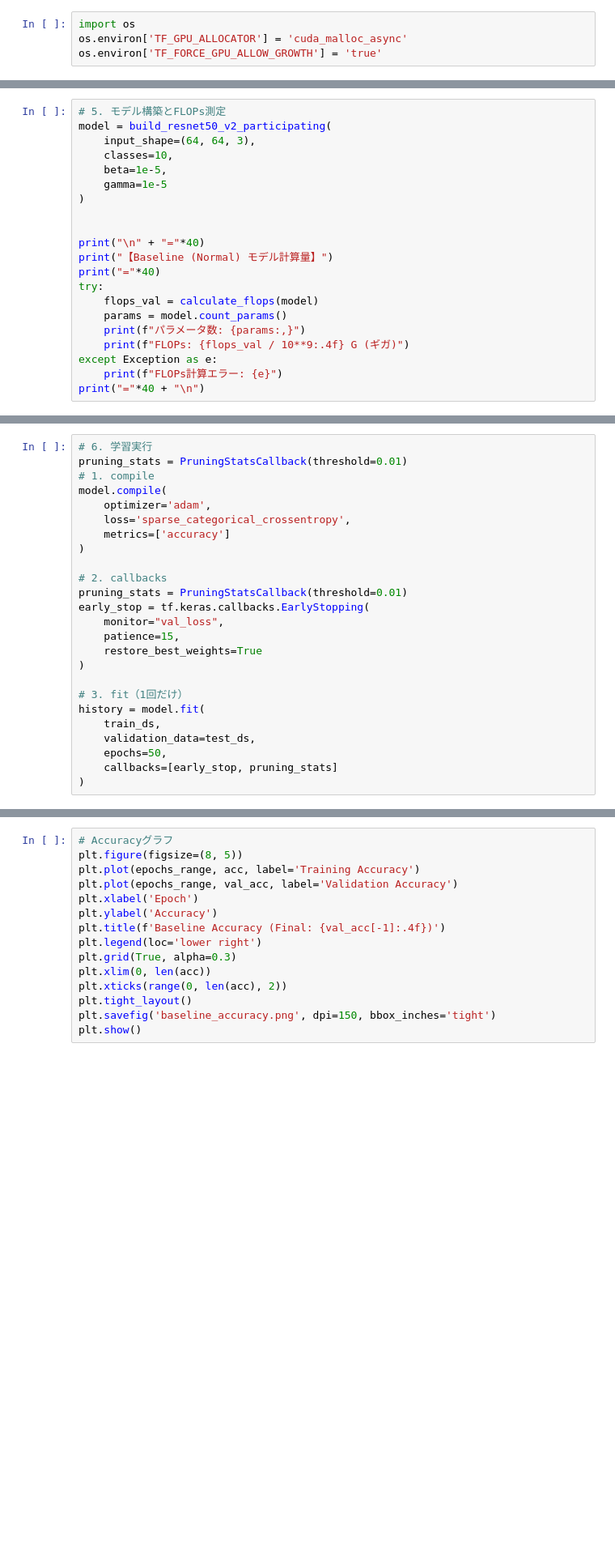
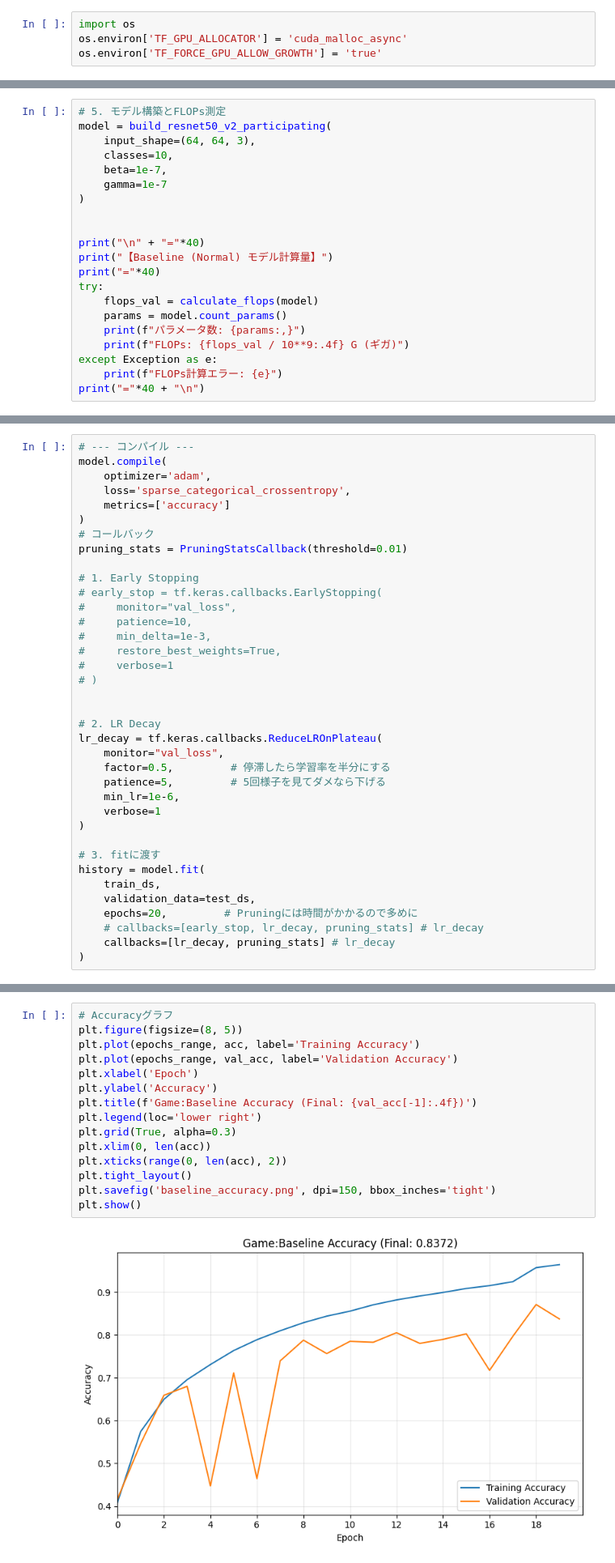
Before and after one commit to Uranium4581/Neural_Netowrk, a Jupyter notebook: Pruning_as_a_Game/Game/nash_like.ipynb, the cells around one changed output, grey strips where cells are left out. Shown at 81% size. Drawn from its saved outputs; the diff is of its cells as text; blank space fills up the shorter version.

```diff
--- a/Pruning_as_a_Game/Game/nash_like.ipynb
+++ b/Pruning_as_a_Game/Game/nash_like.ipynb
@@ -379,8 +377,8 @@ Baselineモデルを構築し、計算量（FLOPs）とパラメータ数を測
 model = build_resnet50_v2_participating(
     input_shape=(64, 64, 3),
     classes=10,
-    beta=1e-5,
-    gamma=1e-5
+    beta=1e-7,
+    gamma=1e-7
 )
 
 
@@ -412,25 +430,37 @@ print("="*40 + "\n")
 # %%
-# 6. 学習実行
-pruning_stats = PruningStatsCallback(threshold=0.01)
-# 1. compile
+# --- コンパイル ---
 model.compile(
     optimizer='adam',
     loss='sparse_categorical_crossentropy',
     metrics=['accuracy']
 )
+# コールバック
+pruning_stats = PruningStatsCallback(threshold=0.01)
 
-# 2. callbacks
-pruning_stats = PruningStatsCallback(threshold=0.01)
-early_stop = tf.keras.callbacks.EarlyStopping(
+# 1. Early Stopping
+# early_stop = tf.keras.callbacks.EarlyStopping(
+#     monitor="val_loss",
+#     patience=10,
+#     min_delta=1e-3,
+#     restore_best_weights=True,
+#     verbose=1
+# )
+
+
+# 2. LR Decay
+lr_decay = tf.keras.callbacks.ReduceLROnPlateau(
     monitor="val_loss",
-    patience=15,
-    restore_best_weights=True
+    factor=0.5,         # 停滞したら学習率を半分にする
+    patience=5,         # 5回様子を見てダメなら下げる
+    min_lr=1e-6,
+    verbose=1
 )
 
-# 3. fit（1回だけ）
+# 3. fitに渡す
 history = model.fit(
     train_ds,
     validation_data=test_ds,
-    epochs=50,
-    callbacks=[early_stop, pruning_stats]
+    epochs=20,         # Pruningには時間がかかるので多めに
+    # callbacks=[early_stop, lr_decay, pruning_stats] # lr_decay
+    callbacks=[lr_decay, pruning_stats] # lr_decay
 )
@@ -458,15 +504,17 @@ print(f"{'='*50}\n")
 # %%
 # Accuracyグラフ
 plt.figure(figsize=(8, 5))
 plt.plot(epochs_range, acc, label='Training Accuracy')
 plt.plot(epochs_range, val_acc, label='Validation Accuracy')
 plt.xlabel('Epoch')
 plt.ylabel('Accuracy')
-plt.title(f'Baseline Accuracy (Final: {val_acc[-1]:.4f})')
+plt.title(f'Game:Baseline Accuracy (Final: {val_acc[-1]:.4f})')
 plt.legend(loc='lower right')
 plt.grid(True, alpha=0.3)
 plt.xlim(0, len(acc))
 plt.xticks(range(0, len(acc), 2))
 plt.tight_layout()
 plt.savefig('baseline_accuracy.png', dpi=150, bbox_inches='tight')
 plt.show()
+# %% [output]
+[figure, added]
```
Also changed, not shown: parts of 29 cells of this notebook.
